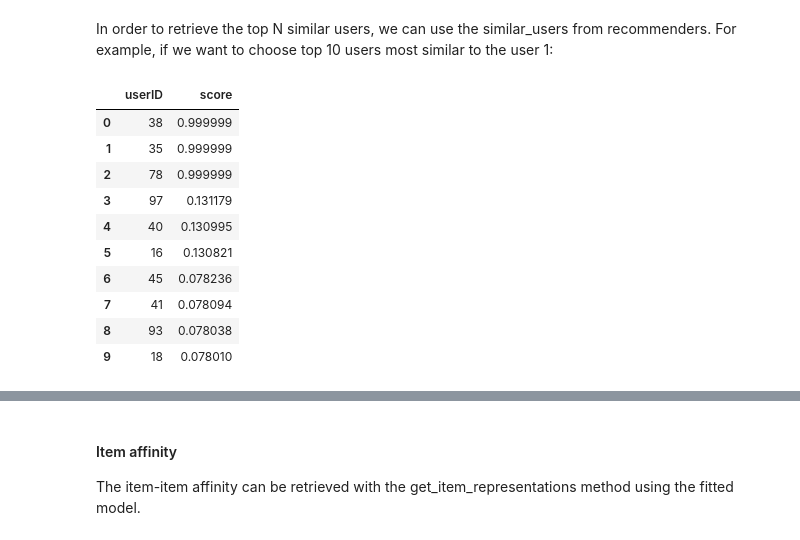
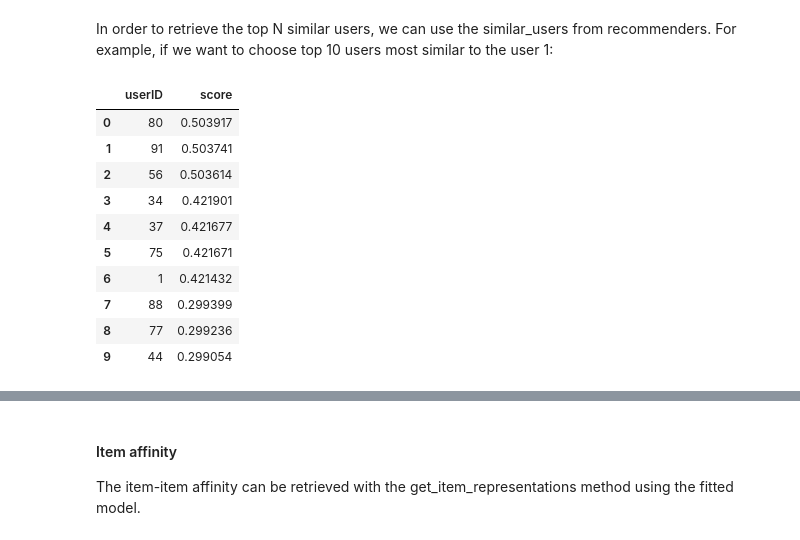
Before and after one commit to Ingernieros-del-IE/influence_marketing, a Jupyter notebook: lightfm.ipynb, the cells around one changed output, grey strips where cells are left out. Cells and saved outputs as stored; diff of their text form; code cells hidden in the pictures.

```diff
--- a/lightfm.ipynb
+++ b/lightfm.ipynb
@@ -230,7 +230,7 @@ remove_n = 3246
 drop_indices = np.random.choice(df.index, remove_n, replace=False)
 df = df.drop(drop_indices)
 # %%
-new_row = {'itemID':1001, 'Account':'jionast', 'Link':'https://www.instagram.com/jionast/', 'Followers':173571, 'Audience Country':'Spain', 'Authentic engagement':113456, 'Category1':'Lifestyle', 'Hashtags':['football', 'entrepreneur'], 'Cost Story':1111, 'Cost Post':1233, 'userID':101, 'Name_co':'Mcdonalds', 'Category_co':'Food', 'Hashtags_co':['football', 'food'], 'Country_co':'Spain', 'Followers_co':123445, 'rating':3}
+new_row = {'itemID':1001, 'Account':'jionast', 'Link':'https://www.instagram.com/jionast/', 'Followers':173571, 'Audience Country':'Spain', 'Authentic engagement':113456, 'Category1':'Lifestyle', 'Hashtags':['football', 'entrepreneur'], 'Cost Story':1111, 'Cost Post':1233, 'userID':100, 'Name_co':'Mcdonalds', 'Category_co':'Food', 'Hashtags_co':['football', 'food'], 'Country_co':'Spain', 'Followers_co':123445, 'rating':3}
 df = df.append(new_row, ignore_index=True)
 # %%
 df
@@ -316,5 +250,0 @@ Once the train/test indices and mapping are ready, the test dataframe can be con
-# %%
-with Timer() as test_time:
-    test_df = prepare_test_df(test_idx, uids, iids, uid_map, iid_map, weights)
-print(f"Took {test_time.interval:.1f} seconds for prepare and predict test data.")
-time_reco1 = test_time.interval
@@ -336,8 +250,0 @@ In addition, the predictions of all unseen user-item pairs (e.g. removing those
-# %%
-with Timer() as test_time:
-    all_predictions = prepare_all_predictions(df, uid_map, iid_map,
-                                              interactions=train_interactions,
-                                              model=model1,
-                                              num_threads=NO_THREADS)
-print(f"Took {test_time.interval:.1f} seconds for prepare and predict all data.")
-time_reco2 = test_time.interval
@@ -365,22 +250,0 @@ In addition, the results have also being compared with those computed from Light
-# %%
-with Timer() as test_time:
-    eval_precision = precision_at_k(rating_true=test_df,
-                                rating_pred=all_predictions, k=K)
-    eval_recall = recall_at_k(test_df, all_predictions, k=K)
-time_reco3 = test_time.interval
-
-with Timer() as test_time:
-    eval_precision_lfm = lightfm_prec_at_k(model1, test_interactions,
-                                           train_interactions, k=K).mean()
-    eval_recall_lfm = lightfm_recall_at_k(model1, test_interactions,
-                                          train_interactions, k=K).mean()
-time_lfm = test_time.interval
-
-print(
-    "------ Using Repo's evaluation methods ------",
-    f"Precision@K:\t{eval_precision:.6f}",
-    f"Recall@K:\t{eval_recall:.6f}",
-    "\n------ Using LightFM evaluation methods ------",
-    f"Precision@K:\t{eval_precision_lfm:.6f}",
-    f"Recall@K:\t{eval_recall_lfm:.6f}",
-    sep='\n')
@@ -669,18 +546,18 @@ array([[-0.45531923, -0.43289188, -0.03967326, ...,  0.01572942,
 # %% [markdown]
 In order to retrieve the top N similar users, we can use the similar_users from recommenders. For example, if we want to choose top 10 users most similar to the user 1:
 # %%
-similar_users(user_id=1,
+similar_users(user_id=100,
               user_features=user_features,
               model=model2)
 # %% [output]
 |  | userID | score |
-| 0 | 38 | 0.999999 |
-| 1 | 35 | 0.999999 |
-| 2 | 78 | 0.999999 |
-| 3 | 97 | 0.131179 |
-| 4 | 40 | 0.130995 |
-| 5 | 16 | 0.130821 |
-| 6 | 45 | 0.078236 |
-| 7 | 41 | 0.078094 |
-| 8 | 93 | 0.078038 |
-| 9 | 18 | 0.078010 |
+| 0 | 80 | 0.503917 |
+| 1 | 91 | 0.503741 |
+| 2 | 56 | 0.503614 |
+| 3 | 34 | 0.421901 |
+| 4 | 37 | 0.421677 |
+| 5 | 75 | 0.421671 |
+| 6 | 1 | 0.421432 |
+| 7 | 88 | 0.299399 |
+| 8 | 77 | 0.299236 |
+| 9 | 44 | 0.299054 |
```
Also changed, not shown: parts of 53 cells of this notebook.
